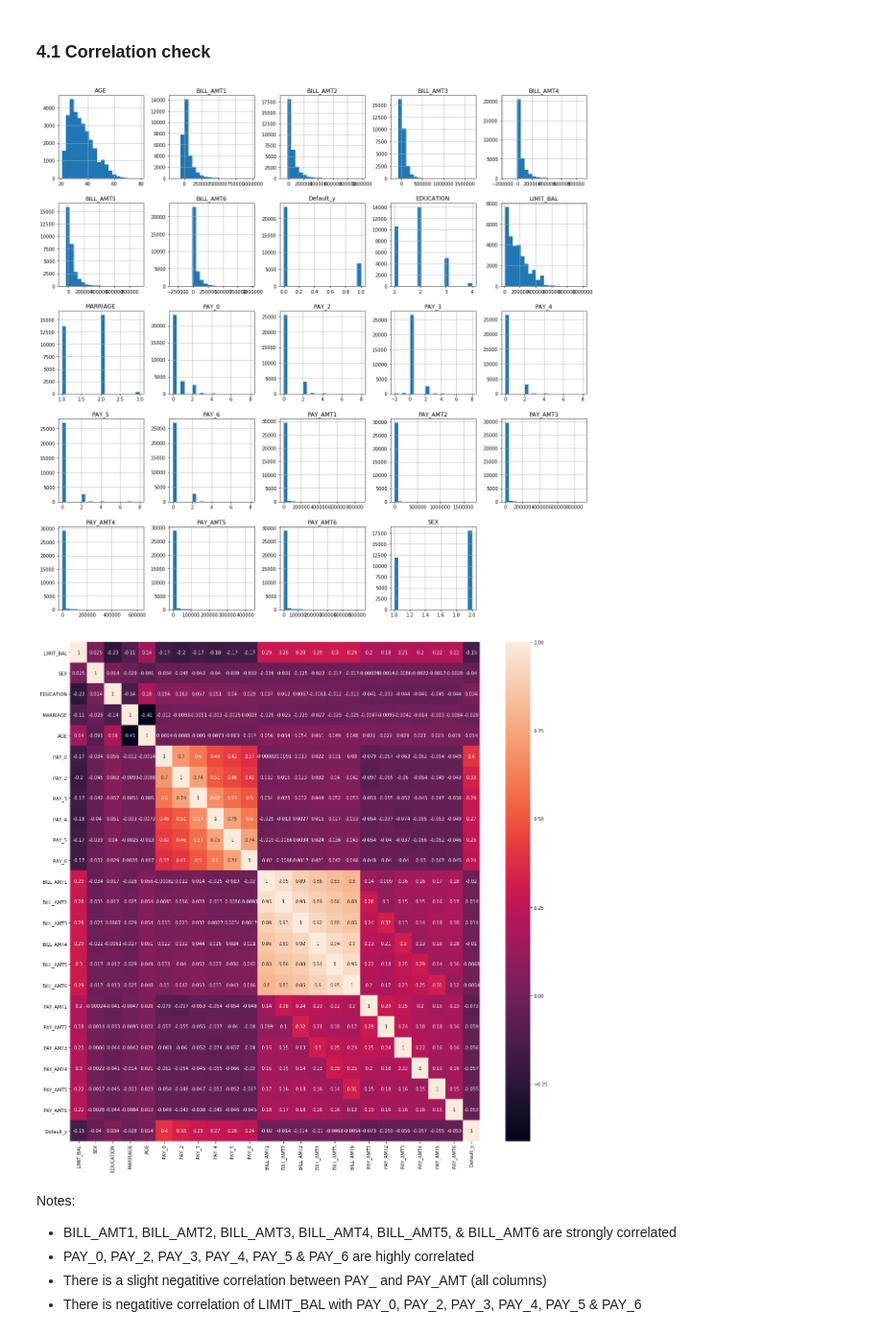
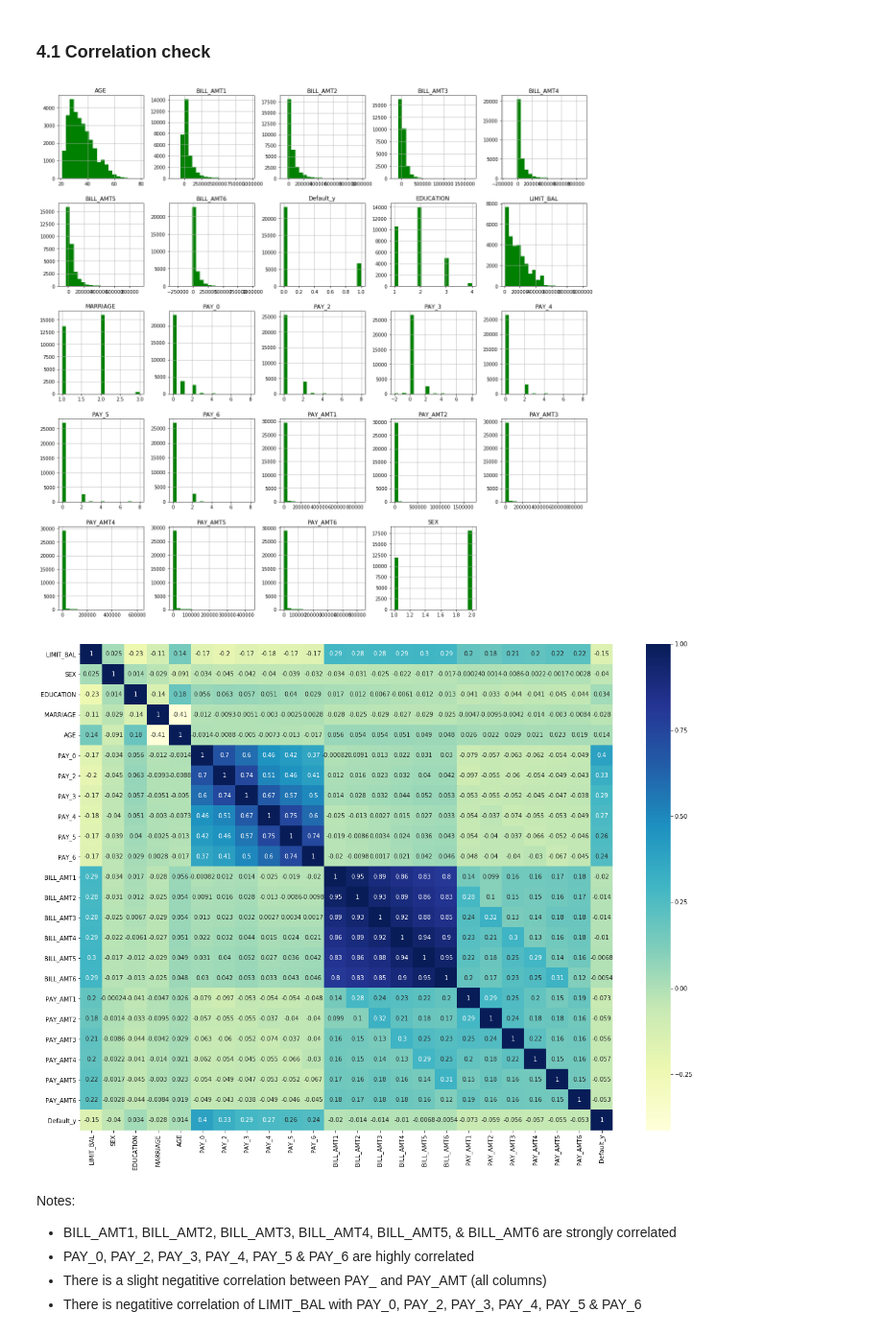
Before and after one commit to haoran9/default-of-credit-card-clients, a Jupyter notebook: Default_of_credit_card_clients.ipynb, the cells around one changed output. Shown: that part at 96% size. Drawn from its saved outputs; the diff is of its cells as text; code cells hidden in the pictures.

```diff
--- a/Default_of_credit_card_clients.ipynb
+++ b/Default_of_credit_card_clients.ipynb
@@ -305,15 +298,15 @@ histograms(pay, pay.columns, 2, 3, 8)
 ### 4.1 Correlation check
 # %%
 # plot all the features after data cleaning
-df.hist(figsize=(20,20), bins=20);
+df.hist(figsize=(20,20), bins=20,color="green");
 # %% [output]
-[figure, old version]
+[figure, new version]
 # %%
 # plot the correlation matrix. It only show linear relationships here.
-plt.figure(figsize=(20,20))
-sns.heatmap(df.corr(), annot=True);
+plt.figure(figsize=(20,15))
+sns.heatmap(df.corr(), annot=True, cmap="YlGnBu");
 # %% [output]
-[figure, old version]
+[figure, new version]
 # %% [markdown]
 Notes:
 * BILL_AMT1, BILL_AMT2, BILL_AMT3, BILL_AMT4, BILL_AMT5, & BILL_AMT6 are strongly correlated
```
Also changed, not shown: parts of 26 cells of this notebook.
